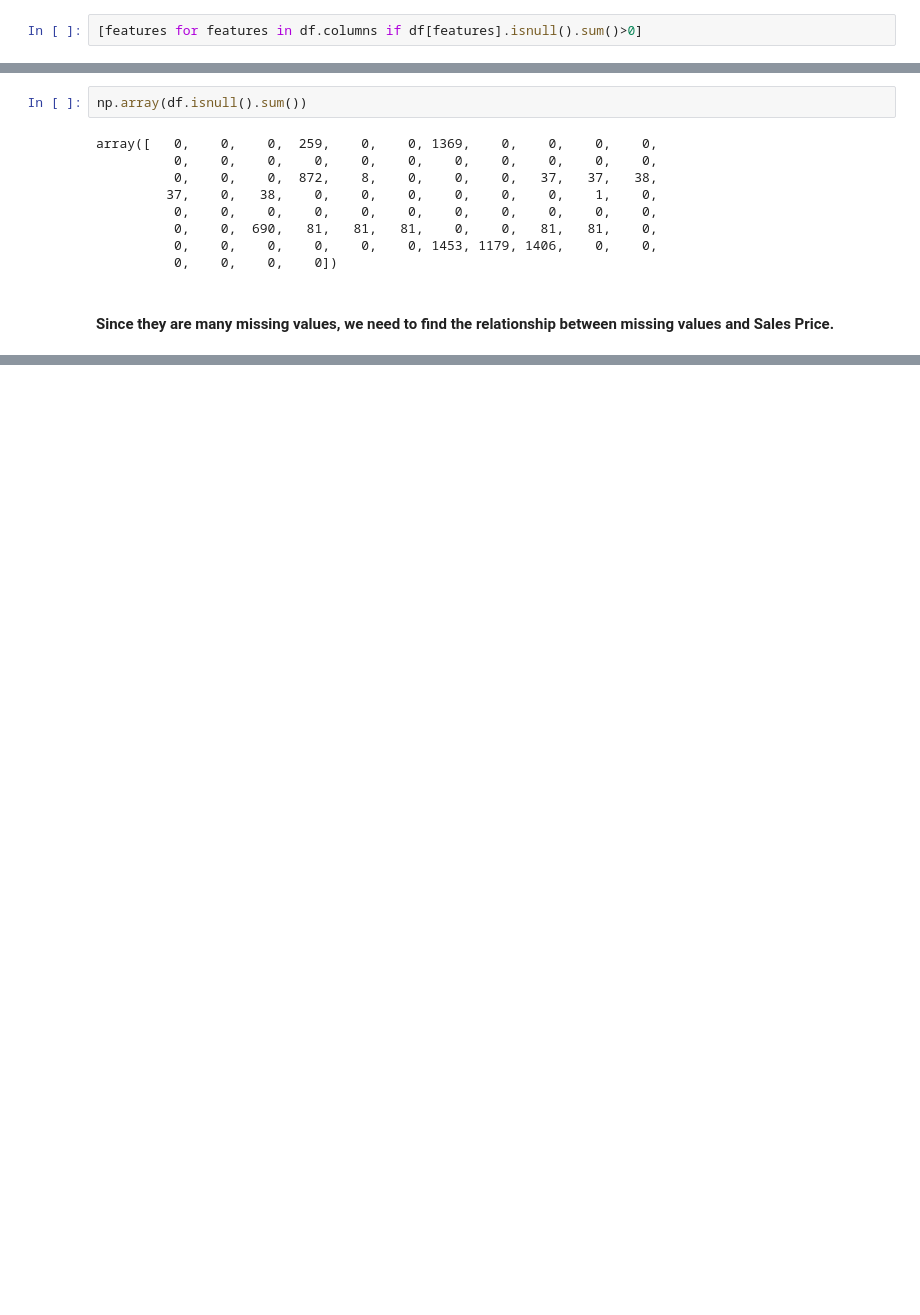
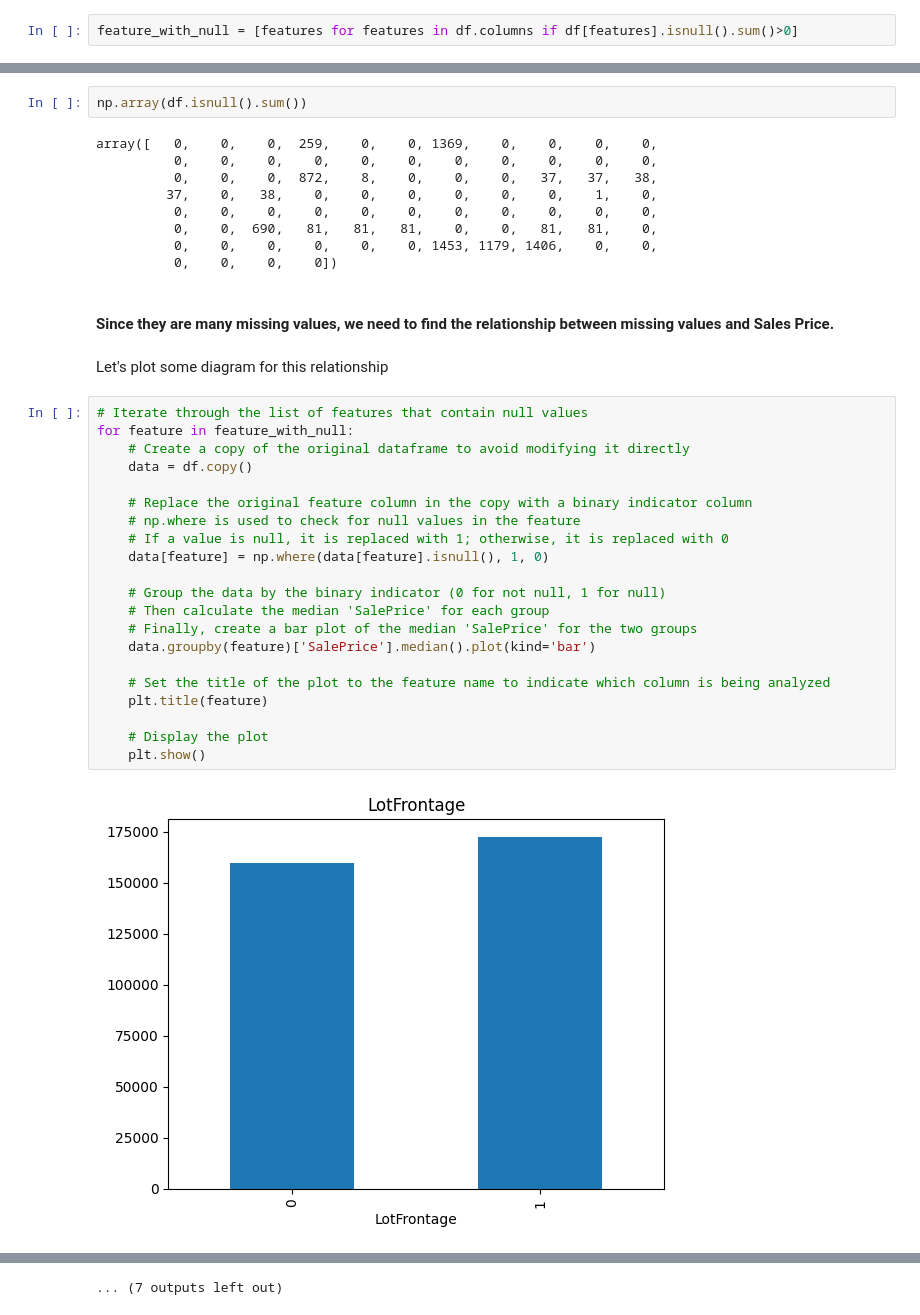
Before and after one commit to anjal-ai/EDA-Exploratory-Data-Analysis-, a Jupyter notebook: Untitled.ipynb, the cells around one changed output, grey strips where cells are left out. Cells and saved outputs as stored; diff of their text form; blank space fills up the shorter version.

```diff
--- a/Untitled.ipynb
+++ b/Untitled.ipynb
@@ -52,4 +52,4 @@ df.shape
 # %% [markdown]
 ## Missing Value
 # %%
-[features for features in df.columns if df[features].isnull().sum()>0]
+feature_with_null = [features for features in df.columns if df[features].isnull().sum()>0]
@@ -86,3 +66,28 @@ array([   0,    0,    0,  259,    0,    0, 1369,    0,    0,    0,    0,
           0,    0,    0,    0])
 # %% [markdown]
 #### Since they are many missing values, we need to find the relationship between missing values and Sales Price.
+# %% [markdown]
+Let's plot some diagram for this relationship
+# %%
+# Iterate through the list of features that contain null values
+for feature in feature_with_null:
+    # Create a copy of the original dataframe to avoid modifying it directly
+    data = df.copy()
+
+    # Replace the original feature column in the copy with a binary indicator column
+    # np.where is used to check for null values in the feature
+    # If a value is null, it is replaced with 1; otherwise, it is replaced with 0
+    data[feature] = np.where(data[feature].isnull(), 1, 0)
+
+    # Group the data by the binary indicator (0 for not null, 1 for null)
+    # Then calculate the median 'SalePrice' for each group
+    # Finally, create a bar plot of the median 'SalePrice' for the two groups
+    data.groupby(feature)['SalePrice'].median().plot(kind='bar')
+
+    # Set the title of the plot to the feature name to indicate which column is being analyzed
+    plt.title(feature)
+
+    # Display the plot
+    plt.show()
+# %% [output]
+[figure, added]
@@ -88,0 +105 @@ array([   0,    0,    0,  259,    0,    0, 1369,    0,    0,    0,    0,
+... (7 outputs left out)
```
Also changed, not shown: parts of 2 cells of this notebook.
